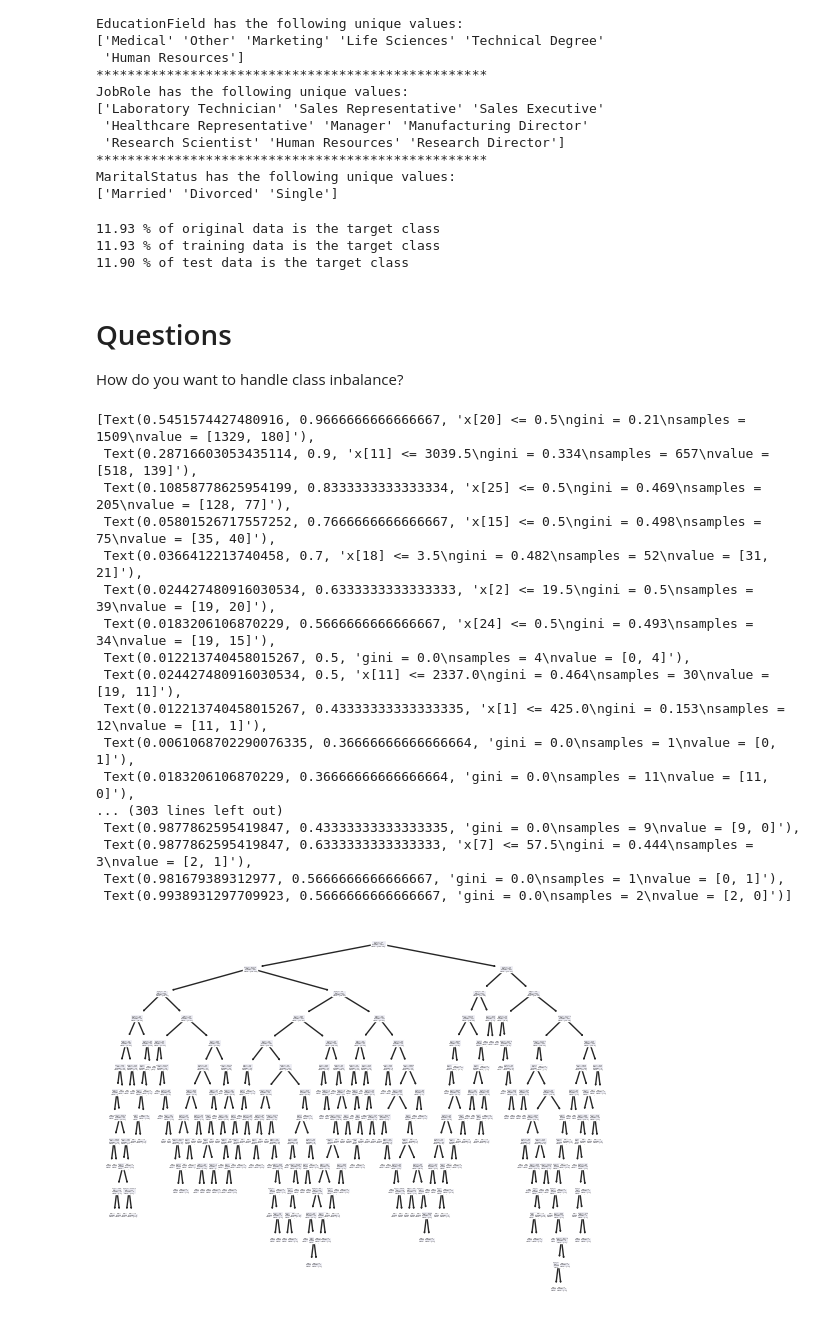
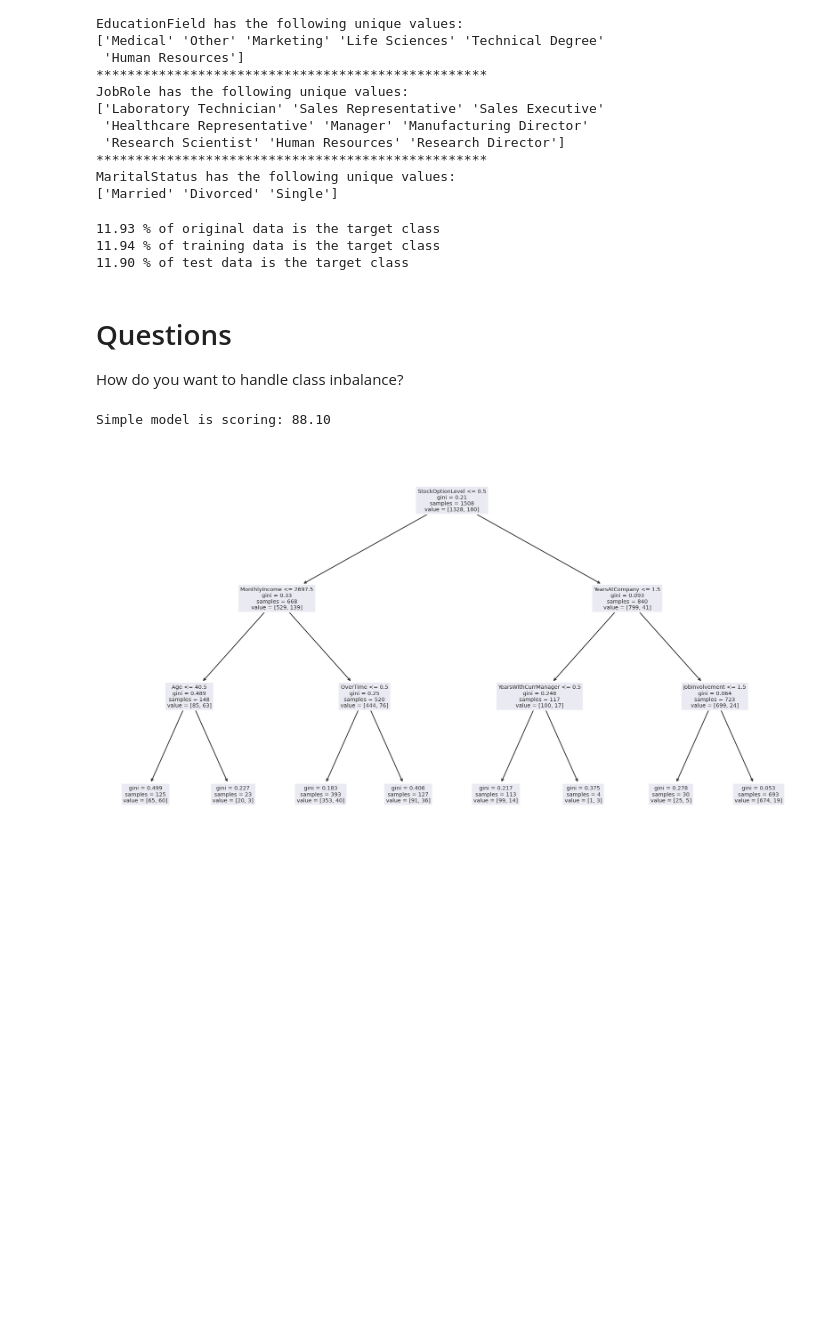
Before and after one commit to ZukiRafael/ml-practice, a Jupyter notebook: employee_attrition/notebooks/employee_attrition.ipynb, the cells around one changed output. Drawn from its saved outputs; the diff is of its cells as text; code cells hidden in the pictures; blank space fills up the shorter version.

Commit message:
clean up of v0

```diff
--- a/employee_attrition/notebooks/employee_attrition.ipynb
+++ b/employee_attrition/notebooks/employee_attrition.ipynb
@@ -1,14 +1,18 @@
 # %%
 import numpy as np
 import pandas as pd
+import matplotlib.pyplot as plt
 import seaborn as sns
 from sklearn.model_selection import train_test_split
+
+plt.rcParams["figure.figsize"] = (16,9)
+plt.rcParams["figure.dpi"] = 150
 # %%
 def _data_import(train_data_loc = "../data/train.csv"):
     return pd.read_csv(train_data_loc)
 
 
-def _data_clean_up(df=data):
+def _data_clean_up(df):
     df = df.copy()
     boolean_cols_dict = [('Gender', 'Female'),
                          ('Over18', 'Y'),
@@ -18,6 +22,8 @@ def _data_clean_up(df=data):
         df[col[0]] = (df[col[0]] == col[1]).astype(int)
     df = df.rename(columns={"Gender":"is_female"})
     df = df.drop(columns=['id', 'StandardHours'])
+    keep_target = df['DailyRate'] < 3500
+    df = df[keep_target]
     return df
 
 data = _data_clean_up(_data_import())
@@ -91,7 +97,7 @@ print(f"{y_train.mean()*100:.2f} % of training data is the target class")
 print(f"{y_test.mean()*100:.2f} % of test data is the target class")
 # %% [output]
 11.93 % of original data is the target class
-11.93 % of training data is the target class
+11.94 % of training data is the target class
 11.90 % of test data is the target class
 # %% [markdown]
 # Questions
@@ -100,27 +106,12 @@ How do you want to handle class inbalance?
 # %%
 from sklearn.pipeline import Pipeline
 from sklearn.tree import DecisionTreeClassifier
 from sklearn import tree as sklear_tree
-tree = DecisionTreeClassifier()
+tree = DecisionTreeClassifier(max_depth=3)
 tree.fit(X_train, y_train)
-tree.score(X_test, y_test)
-sklear_tree.plot_tree(tree)
+print(f"Simple model is scoring: {tree.score(X_test, y_test)*100:.2f}")
+sklear_tree.plot_tree(tree,
+                      feature_names = [f for f in tree.feature_names_in_]);
 # %% [output]
-[Text(0.5451574427480916, 0.9666666666666667, 'x[20] <= 0.5\ngini = 0.21\nsamples = 1509\nvalue = [1329, 180]'),
- Text(0.28716603053435114, 0.9, 'x[11] <= 3039.5\ngini = 0.334\nsamples = 657\nvalue = [518, 139]'),
- Text(0.10858778625954199, 0.8333333333333334, 'x[25] <= 0.5\ngini = 0.469\nsamples = 205\nvalue = [128, 77]'),
- Text(0.05801526717557252, 0.7666666666666667, 'x[15] <= 0.5\ngini = 0.498\nsamples = 75\nvalue = [35, 40]'),
- Text(0.0366412213740458, 0.7, 'x[18] <= 3.5\ngini = 0.482\nsamples = 52\nvalue = [31, 21]'),
- Text(0.024427480916030534, 0.6333333333333333, 'x[2] <= 19.5\ngini = 0.5\nsamples = 39\nvalue = [19, 20]'),
- Text(0.0183206106870229, 0.5666666666666667, 'x[24] <= 0.5\ngini = 0.493\nsamples = 34\nvalue = [19, 15]'),
- Text(0.012213740458015267, 0.5, 'gini = 0.0\nsamples = 4\nvalue = [0, 4]'),
- Text(0.024427480916030534, 0.5, 'x[11] <= 2337.0\ngini = 0.464\nsamples = 30\nvalue = [19, 11]'),
- Text(0.012213740458015267, 0.43333333333333335, 'x[1] <= 425.0\ngini = 0.153\nsamples = 12\nvalue = [11, 1]'),
- Text(0.0061068702290076335, 0.36666666666666664, 'gini = 0.0\nsamples = 1\nvalue = [0, 1]'),
- Text(0.0183206106870229, 0.36666666666666664, 'gini = 0.0\nsamples = 11\nvalue = [11, 0]'),
-... (303 lines left out)
- Text(0.9877862595419847, 0.43333333333333335, 'gini = 0.0\nsamples = 9\nvalue = [9, 0]'),
- Text(0.9877862595419847, 0.6333333333333333, 'x[7] <= 57.5\ngini = 0.444\nsamples = 3\nvalue = [2, 1]'),
- Text(0.981679389312977, 0.5666666666666667, 'gini = 0.0\nsamples = 1\nvalue = [0, 1]'),
- Text(0.9938931297709923, 0.5666666666666667, 'gini = 0.0\nsamples = 2\nvalue = [2, 0]')]
+Simple model is scoring: 88.10
-[figure, old version]
+[figure, new version]
```
Also changed, not shown: parts of 1 cell of this notebook.
